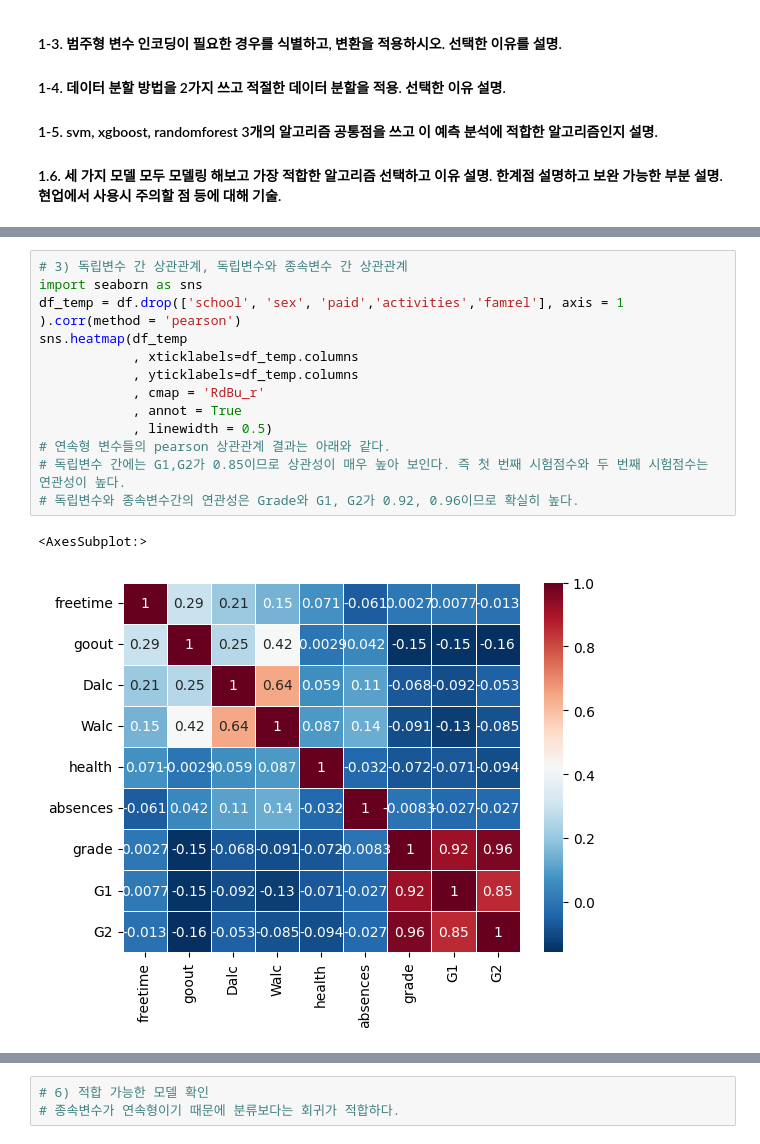
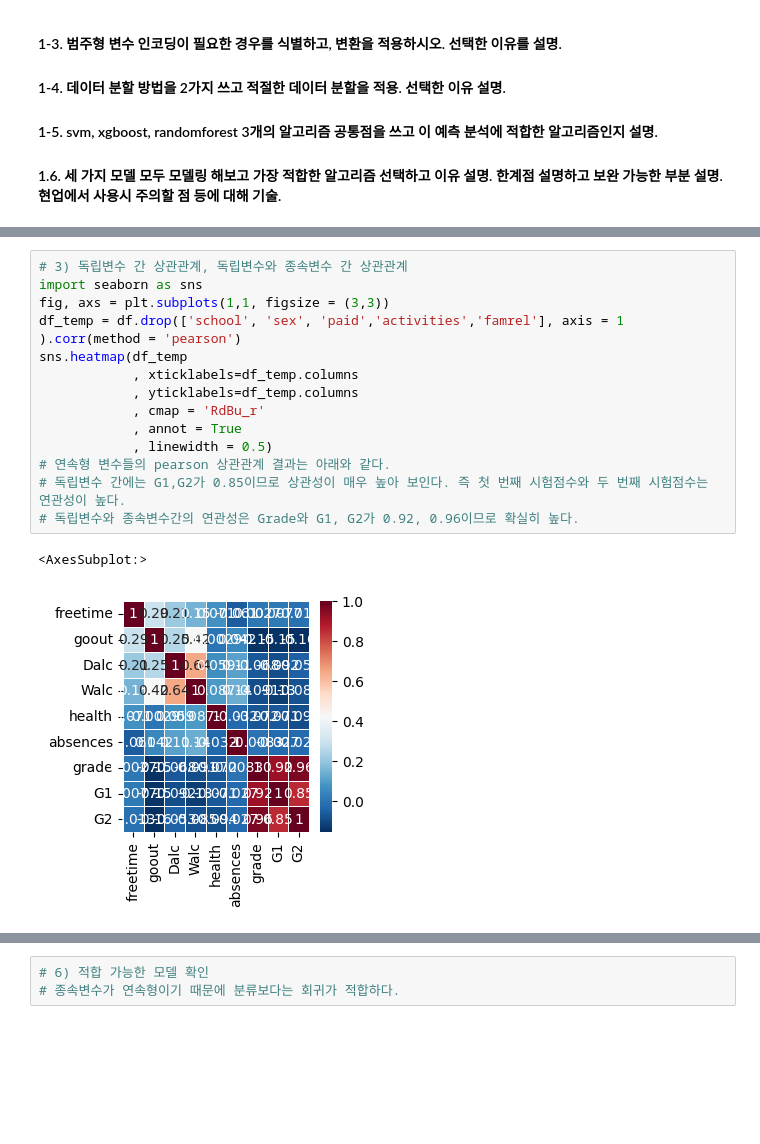
Before and after one commit to blackbutterfly0852/ADP_PRACTICE, a Jupyter notebook: 230222_21회기출.ipynb, the cells around one changed output, grey strips where cells are left out. Saved outputs shown, nothing was run; the diff lists cells and outputs as text; blank space fills up the shorter version.

```diff
--- a/230222_21회기출.ipynb
+++ b/230222_21회기출.ipynb
@@ -68,19 +51,20 @@ ShapiroResult(statistic=0.9871252179145813, pvalue=0.001430215546861291)
 # %%
 # 3) 독립변수 간 상관관계, 독립변수와 종속변수 간 상관관계
 import seaborn as sns
+fig, axs = plt.subplots(1,1, figsize = (3,3))
 df_temp = df.drop(['school', 'sex', 'paid','activities','famrel'], axis = 1 ).corr(method = 'pearson')
 sns.heatmap(df_temp
             , xticklabels=df_temp.columns
             , yticklabels=df_temp.columns
             , cmap = 'RdBu_r'
             , annot = True
             , linewidth = 0.5)
 # 연속형 변수들의 pearson 상관관계 결과는 아래와 같다.
 # 독립변수 간에는 G1,G2가 0.85이므로 상관성이 매우 높아 보인다. 즉 첫 번째 시험점수와 두 번째 시험점수는 연관성이 높다.
 # 독립변수와 종속변수간의 연관성은 Grade와 G1, G2가 0.92, 0.96이므로 확실히 높다.
 # %% [output]
 <AxesSubplot:>
-[figure, old version]
+[figure, new version]
 # %%
 # 4) 범주형 변수 시각화
 import matplotlib.pyplot as plt
```
Also changed, not shown: parts of 10 cells of this notebook.
